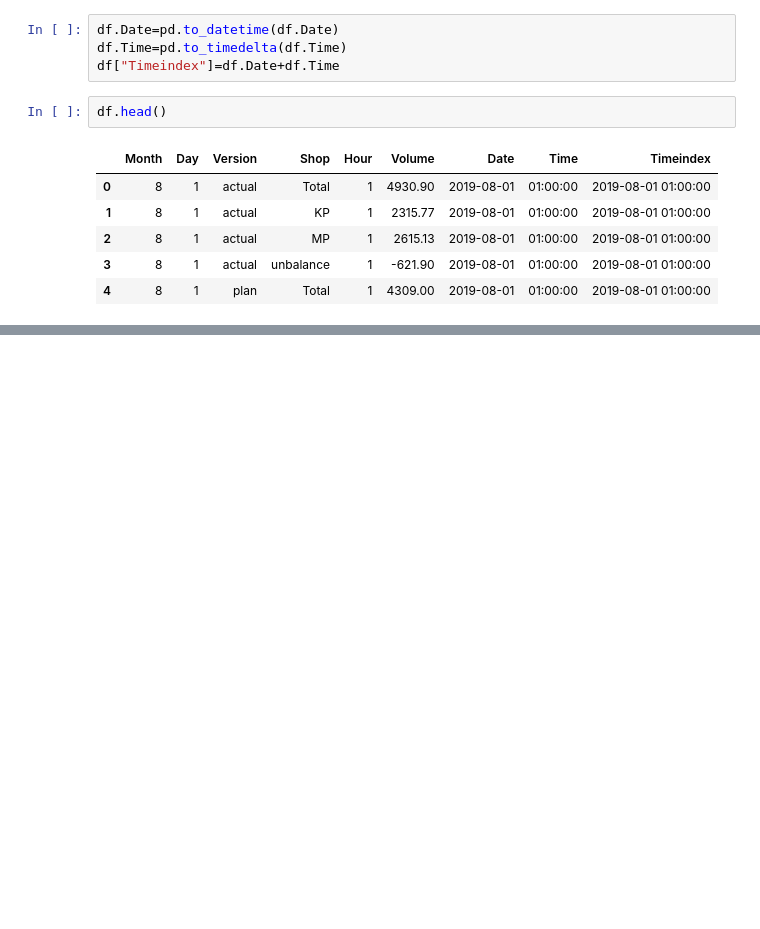
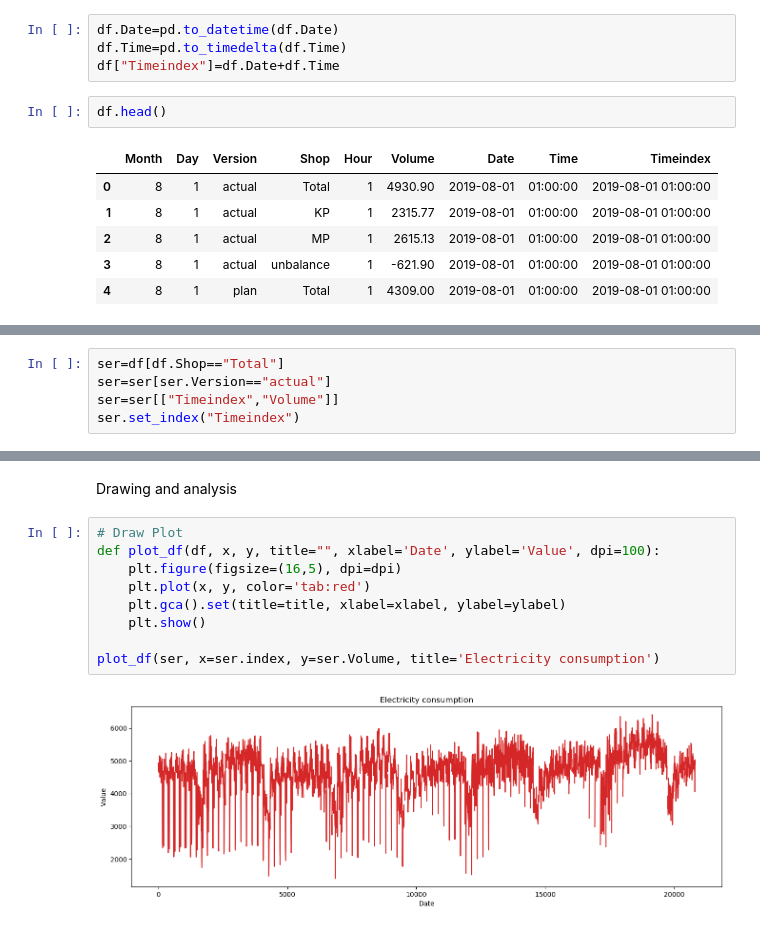
Before and after one commit to denismoroz1981/divd_project, a Jupyter notebook: divd_project.ipynb, the cells around one changed output, grey strips where cells are left out. Cells and saved outputs as stored; diff of their text form; blank space fills up the shorter version.

```diff
--- a/divd_project.ipynb
+++ b/divd_project.ipynb
@@ -55,0 +51,5 @@ Index(['Month', 'Day', 'Version', 'Shop', 'Hour', 'Volume', 'Date', 'Time',
+# %%
+ser=df[df.Shop=="Total"]
+ser=ser[ser.Version=="actual"]
+ser=ser[["Timeindex","Volume"]]
+ser.set_index("Timeindex")
@@ -55,0 +85,13 @@ Index(['Month', 'Day', 'Version', 'Shop', 'Hour', 'Volume', 'Date', 'Time',
+# %% [markdown]
+Drawing and analysis
+# %%
+# Draw Plot
+def plot_df(df, x, y, title="", xlabel='Date', ylabel='Value', dpi=100):
+    plt.figure(figsize=(16,5), dpi=dpi)
+    plt.plot(x, y, color='tab:red')
+    plt.gca().set(title=title, xlabel=xlabel, ylabel=ylabel)
+    plt.show()
+
+plot_df(ser, x=ser.index, y=ser.Volume, title='Electricity consumption')
+# %% [output]
+[figure, added]
```
Also changed, not shown: parts of 4 cells of this notebook.
